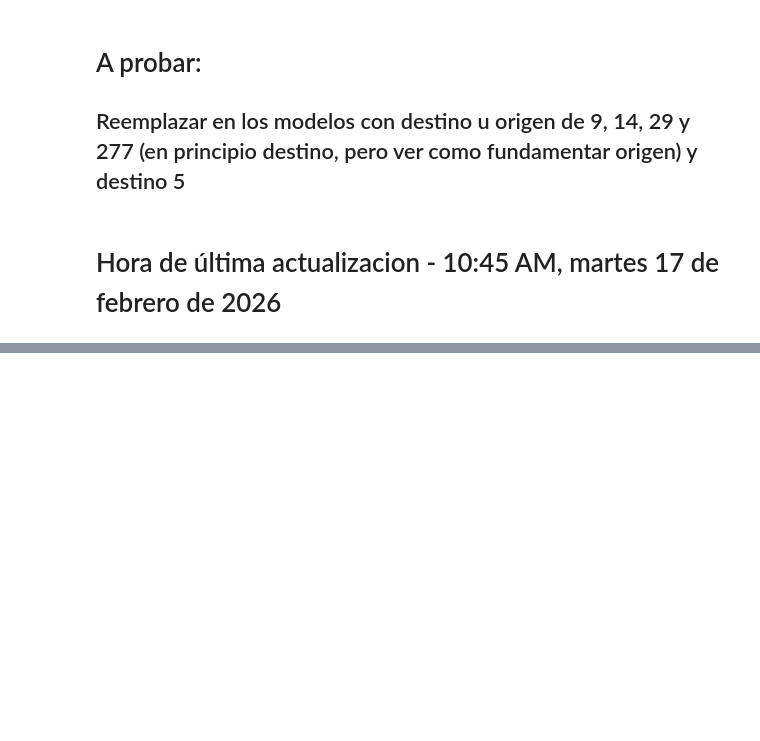
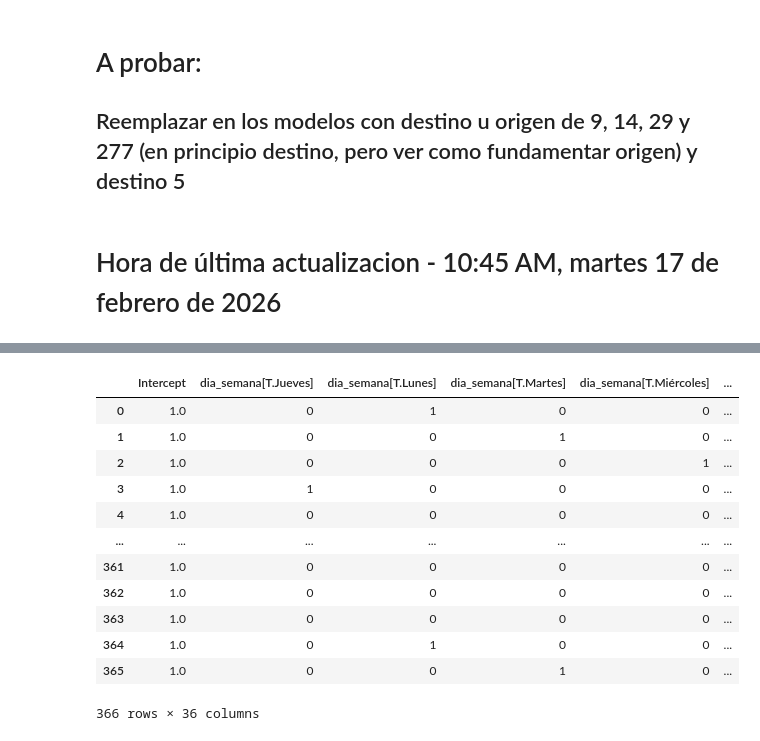
Before and after one commit to leonelifernandez12/labo_datos, a Jupyter notebook: tp1.ipynb, the cells around one changed output, grey strips where cells are left out. Cells and saved outputs as stored; diff of their text form; code cells hidden in the pictures; blank space fills up the shorter version.

```diff
--- a/tp1.ipynb
+++ b/tp1.ipynb
@@ -1699,0 +1844,21 @@ Destino 5 debería ser relevante para considerar
+# %%
+y, X = (
+    Formula('origen_5 ~ dia_semana * estacion_anio + valoracion_prec * valoracion_temp + mediana_origenes_cercanos * mediana_destinos_cercanos')
+    .get_model_matrix(df_modelo)
+)
+# %%
+X
+# %% [output]
+|  | Intercept | dia_semana[T.Jueves] | dia_semana[T.Lunes] | dia_semana[T.Martes] | dia_semana[T.Miércoles] | ... |
+| 0 | 1.0 | 0 | 1 | 0 | 0 | ... |
+| 1 | 1.0 | 0 | 0 | 1 | 0 | ... |
+| 2 | 1.0 | 0 | 0 | 0 | 1 | ... |
+| 3 | 1.0 | 1 | 0 | 0 | 0 | ... |
+| 4 | 1.0 | 0 | 0 | 0 | 0 | ... |
+| ... | ... | ... | ... | ... | ... | ... |
+| 361 | 1.0 | 0 | 0 | 0 | 0 | ... |
+| 362 | 1.0 | 0 | 0 | 0 | 0 | ... |
+| 363 | 1.0 | 0 | 0 | 0 | 0 | ... |
+| 364 | 1.0 | 0 | 1 | 0 | 0 | ... |
+| 365 | 1.0 | 0 | 0 | 1 | 0 | ... |
+366 rows × 36 columns
```
Also changed, not shown: parts of 34 cells of this notebook, 1 other file.
